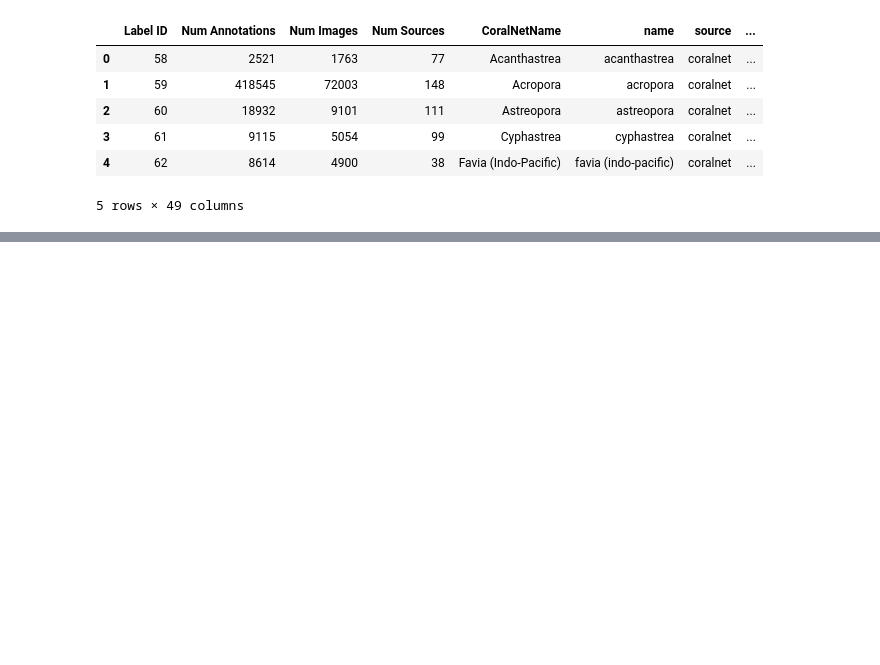
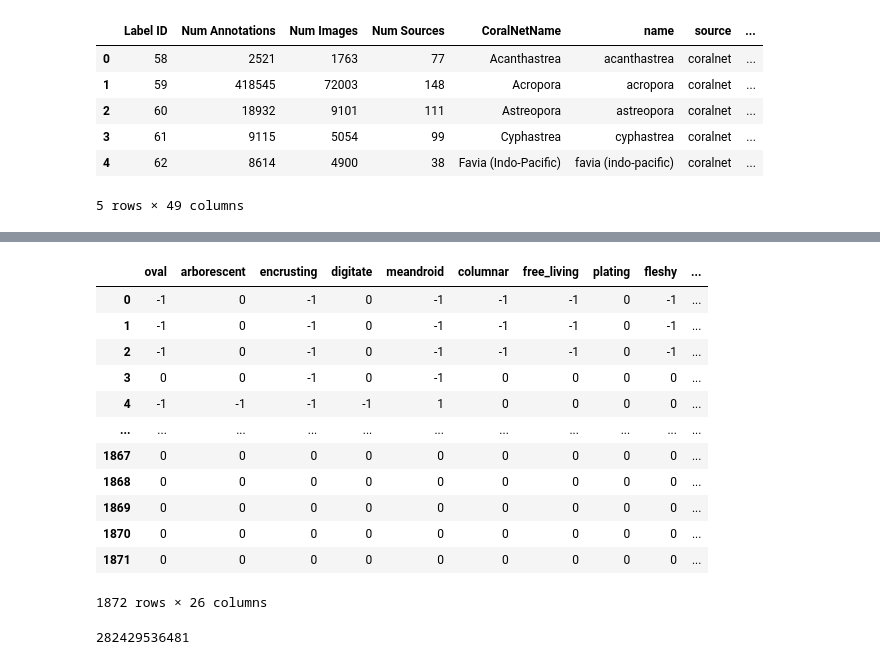
Before and after one commit to data-mermaid/mermaid-segmentation, a Jupyter notebook: nbs/EDA/label&concept_mapping_eda.ipynb, the cells around one changed output, grey strips where cells are left out. Saved outputs shown, nothing was run; the diff lists cells and outputs as text; code cells hidden in the pictures; blank space fills up the shorter version.

```diff
--- a/nbs/EDA/label&concept_mapping_eda.ipynb
+++ b/nbs/EDA/label&concept_mapping_eda.ipynb
@@ -376,0 +540,33 @@ bleached
+# %%
+morphologic_concept_columns = [ 'oval',
+       'arborescent', 'encrusting', 'digitate', 'meandroid', 'columnar',
+       'free_living', 'plating', 'fleshy', 'submassive', 'round', 'massive',
+       'tubular', 'bushy', 'external_polyps', 'foliose', 'solitary', 'brain',
+       'phaceloid', 'branching', 'tabular', 'corymbose', 'lobed_brain',
+       'cup_coral']
+health_concept_columns = ['dead', 'bleached']
+# %%
+df_mapping_upd2 = df_mapping_upd.copy()
+df_mapping_upd2[morphologic_concept_columns+health_concept_columns] = df_mapping_upd[morphologic_concept_columns+health_concept_columns].map(
+    lambda x: -1 if (x is False or x=="False") else (0 if x == "not given" else 1)
+)
+# %%
+df_mapping_upd2[morphologic_concept_columns+health_concept_columns]
+# %% [output]
+|  | oval | arborescent | encrusting | digitate | meandroid | columnar | free_living | plating | fleshy | ... |
+| 0 | -1 | 0 | -1 | 0 | -1 | -1 | -1 | 0 | -1 | ... |
+| 1 | -1 | 0 | -1 | 0 | -1 | -1 | -1 | 0 | -1 | ... |
+| 2 | -1 | 0 | -1 | 0 | -1 | -1 | -1 | 0 | -1 | ... |
+| 3 | 0 | 0 | -1 | 0 | -1 | 0 | 0 | 0 | 0 | ... |
+| 4 | -1 | -1 | -1 | -1 | 1 | 0 | 0 | 0 | 0 | ... |
+| ... | ... | ... | ... | ... | ... | ... | ... | ... | ... | ... |
+| 1867 | 0 | 0 | 0 | 0 | 0 | 0 | 0 | 0 | 0 | ... |
+| 1868 | 0 | 0 | 0 | 0 | 0 | 0 | 0 | 0 | 0 | ... |
+| 1869 | 0 | 0 | 0 | 0 | 0 | 0 | 0 | 0 | 0 | ... |
+| 1870 | 0 | 0 | 0 | 0 | 0 | 0 | 0 | 0 | 0 | ... |
+| 1871 | 0 | 0 | 0 | 0 | 0 | 0 | 0 | 0 | 0 | ... |
+1872 rows × 26 columns
+# %%
+3**len(morphologic_concept_columns)
+# %% [output]
+282429536481
```
Also changed, not shown: parts of 28 cells of this notebook.
